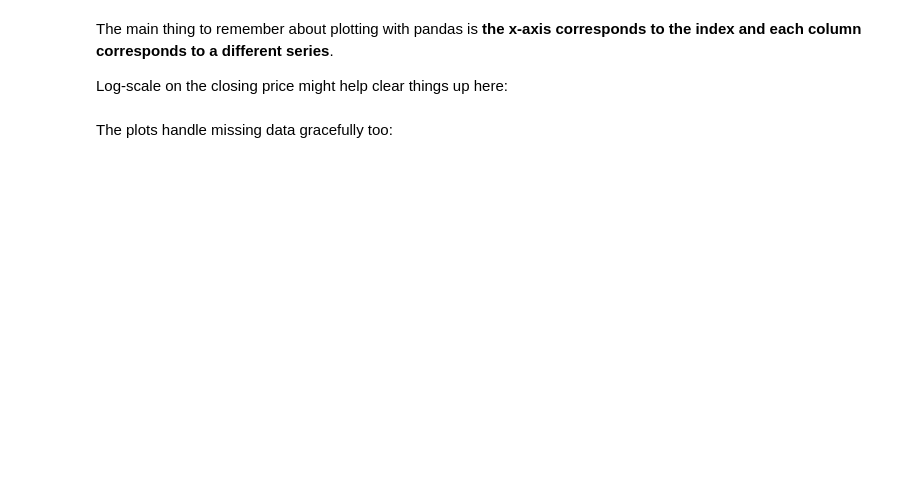
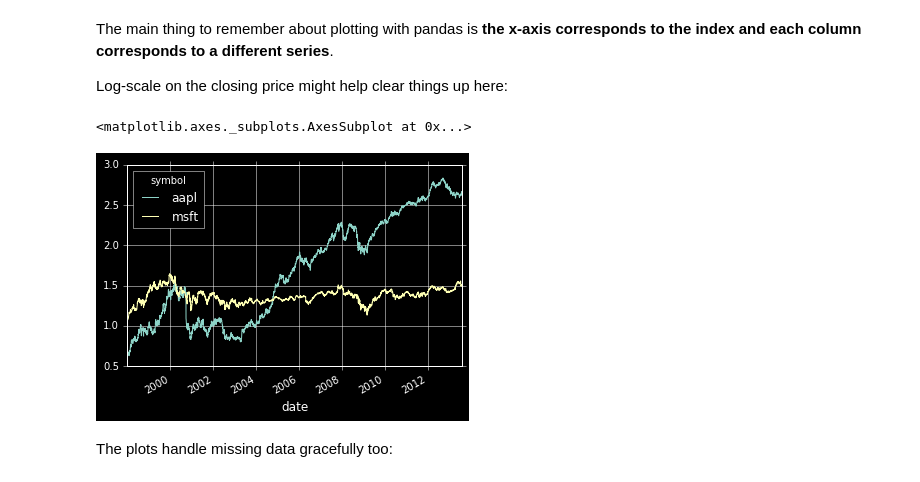
Before and after one commit to gpfreitas/financial_data_example, a Jupyter notebook: Financial Data with Pandas.ipynb, the cells around one changed output. Cells and saved outputs as stored; diff of their text form; code cells hidden in the pictures; blank space fills up the shorter version.

```diff
--- a/Financial Data with Pandas.ipynb
+++ b/Financial Data with Pandas.ipynb
@@ -68,5 +83,5 @@ print(plt.style.available)
 # %%
-plt.style.use('ggplot')
+plt.style.use('dark_background')
 # %%
 def import_data(symbol, fieldnames=fieldnames, set_index=True, add_symbol=False):
     data_path = os.path.join('quantquote_daily_sp500_83986',
@@ -148,8 +236,11 @@ Log-scale on the closing price might help clear things up here:
 # %%
 import numpy as np
 
 # one way of using log scale in the y-axis
-np.log(_df).plot()
+np.log10(_df).plot()
+# %% [output]
+<matplotlib.axes._subplots.AxesSubplot at 0x...>
+[figure, added]
 # %% [markdown]
 The plots handle missing data gracefully too:
 # %%
```
Also changed, not shown: parts of 52 cells of this notebook.
